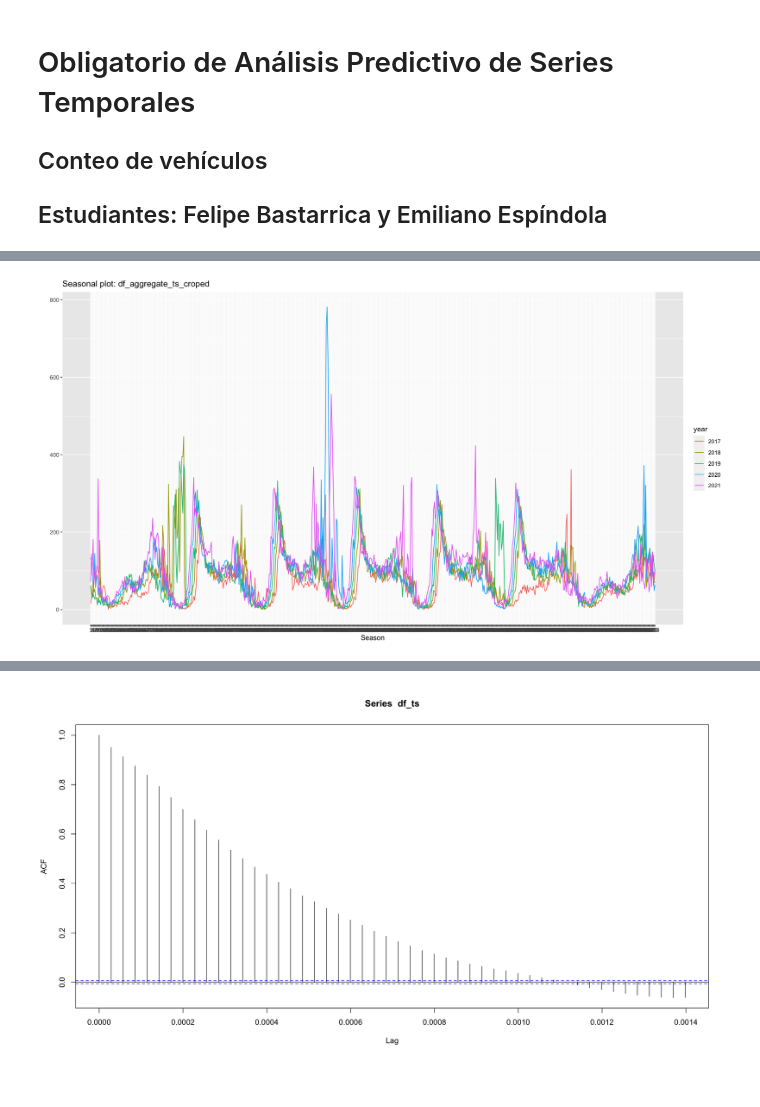
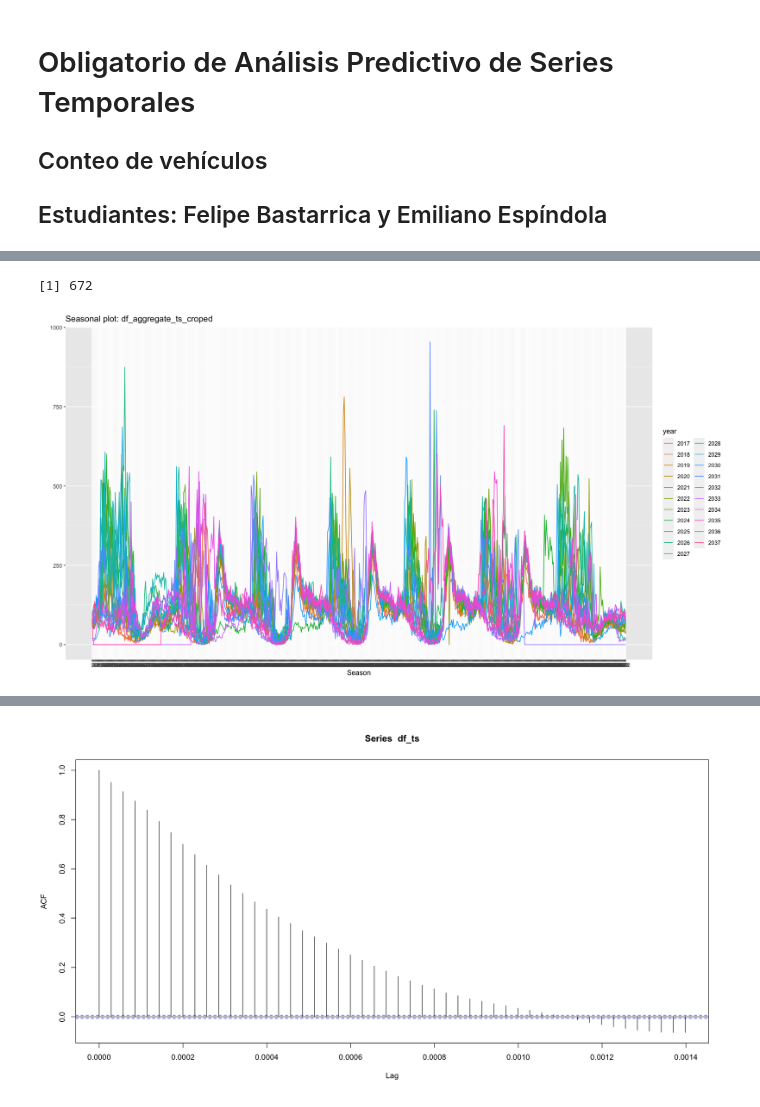
Before and after one commit to FelipeBastarrica/Obligatorio-Series-Temporales, a Jupyter notebook: Obligatorio_ST.ipynb, the cells around one changed output, grey strips where cells are left out. Saved outputs shown, nothing was run; the diff lists cells and outputs as text; code cells hidden in the pictures.

```diff
--- a/Obligatorio_ST.ipynb
+++ b/Obligatorio_ST.ipynb
@@ -38,7 +26,9 @@ weekend_days = 0
 
 # Frecuencia de muestreo por 15 min
 freq = ((365-weekend_days)*24*60)/(3*5)
-freq_aux = ((365-weekend_days)*24*60)/(3*5*52)
+freq_aux = ((365-weekend_days)*24*60)/(3*5*(365/7))
 # Frecuencia por semana
 #freq = (365-weekend_days)/(5)
 freq
+
+head(df_raw)
@@ -71,14 +96,15 @@ tsplot(df_ts_crop)
 # %%
+freq_aux
 df_aggregate = aggregate(df_ts_aux, nfrequency = freq_aux, FUN = sum)
-df_aggregate_ts = ts(df_aggregate, frequency = freq_aux, start=c(2017,1))
+df_aggregate_ts = ts(df_aggregate, frequency = freq_aux, start=c(2017,30))
 #tsplot(df_aggregate_ts)
 
-df_aggregate_ts_croped = head(df_aggregate_ts, (96*7+2)*5)
+df_aggregate_ts_croped = head(df_aggregate_ts, (96*7)*20)
 #length(df_aggregate_ts_croped)
 #time(df_aggregate_ts_croped)
+ggseasonplot(df_aggregate_ts_croped)
+# %% [output]
+[1] 672
+[figure, added]
-# %%
-ggseasonplot(df_aggregate_ts_croped)
-# %% [output]
-[figure, removed]
 # %%
 #gg_season(df_aggregate_ts_croped)# , period = "week"
```
Also changed, not shown: parts of 14 cells of this notebook.
